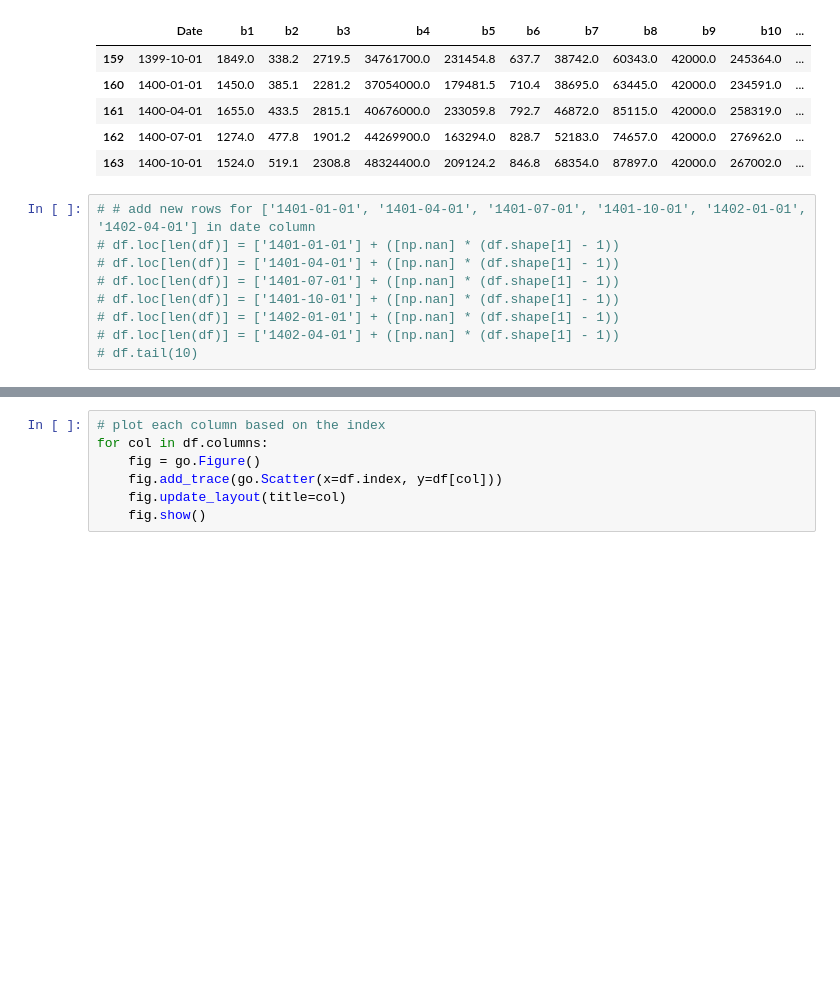
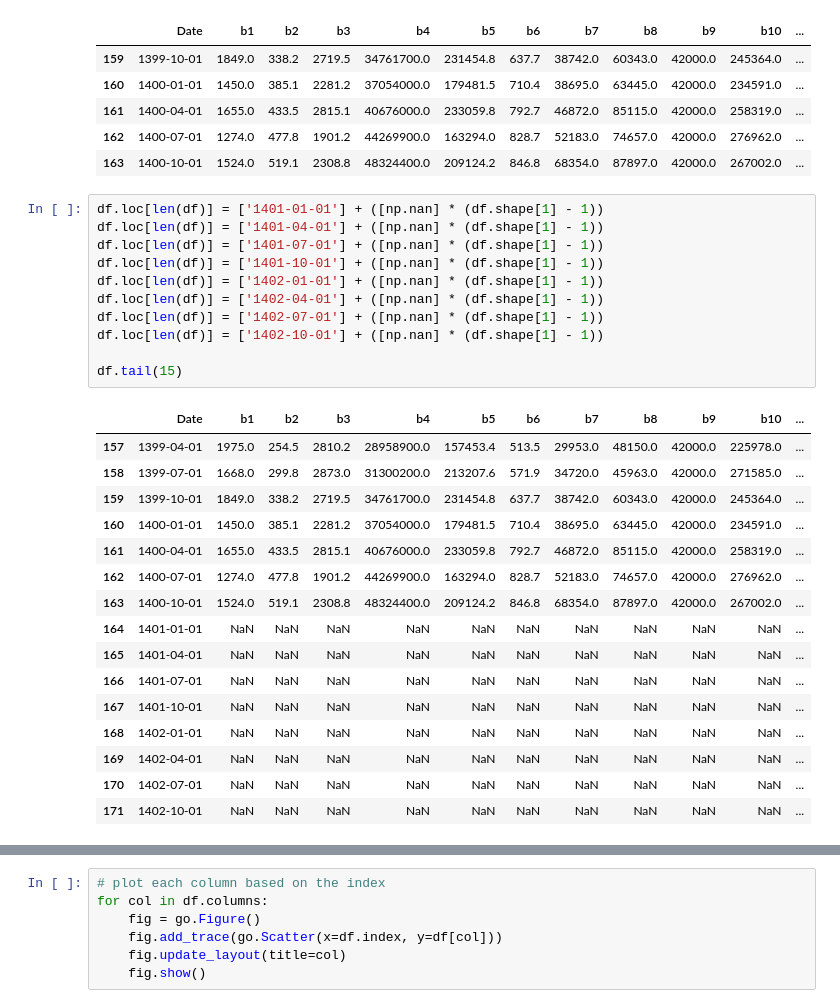
Before and after one commit to smb-h/Estate-price-prediction, a Jupyter notebook: notebooks/data_economic_indicators.ipynb, the cells around one changed output, grey strips where cells are left out. Cells and saved outputs as stored; diff of their text form; blank space fills up the shorter version.

```diff
--- a/notebooks/data_economic_indicators.ipynb
+++ b/notebooks/data_economic_indicators.ipynb
@@ -18,14 +18,33 @@ df.tail()
 | 162 | 1400-07-01 | 1274.0 | 477.8 | 1901.2 | 44269900.0 | 163294.0 | 828.7 | 52183.0 | 74657.0 | 42000.0 | 276962.0 | ... |
 | 163 | 1400-10-01 | 1524.0 | 519.1 | 2308.8 | 48324400.0 | 209124.2 | 846.8 | 68354.0 | 87897.0 | 42000.0 | 267002.0 | ... |
 # %%
-# # add new rows for ['1401-01-01', '1401-04-01', '1401-07-01', '1401-10-01', '1402-01-01', '1402-04-01'] in date column
-# df.loc[len(df)] = ['1401-01-01'] + ([np.nan] * (df.shape[1] - 1))
-# df.loc[len(df)] = ['1401-04-01'] + ([np.nan] * (df.shape[1] - 1))
-# df.loc[len(df)] = ['1401-07-01'] + ([np.nan] * (df.shape[1] - 1))
-# df.loc[len(df)] = ['1401-10-01'] + ([np.nan] * (df.shape[1] - 1))
-# df.loc[len(df)] = ['1402-01-01'] + ([np.nan] * (df.shape[1] - 1))
-# df.loc[len(df)] = ['1402-04-01'] + ([np.nan] * (df.shape[1] - 1))
-# df.tail(10)
+df.loc[len(df)] = ['1401-01-01'] + ([np.nan] * (df.shape[1] - 1))
+df.loc[len(df)] = ['1401-04-01'] + ([np.nan] * (df.shape[1] - 1))
+df.loc[len(df)] = ['1401-07-01'] + ([np.nan] * (df.shape[1] - 1))
+df.loc[len(df)] = ['1401-10-01'] + ([np.nan] * (df.shape[1] - 1))
+df.loc[len(df)] = ['1402-01-01'] + ([np.nan] * (df.shape[1] - 1))
+df.loc[len(df)] = ['1402-04-01'] + ([np.nan] * (df.shape[1] - 1))
+df.loc[len(df)] = ['1402-07-01'] + ([np.nan] * (df.shape[1] - 1))
+df.loc[len(df)] = ['1402-10-01'] + ([np.nan] * (df.shape[1] - 1))
+
+df.tail(15)
+# %% [output]
+|  | Date | b1 | b2 | b3 | b4 | b5 | b6 | b7 | b8 | b9 | b10 | ... |
+| 157 | 1399-04-01 | 1975.0 | 254.5 | 2810.2 | 28958900.0 | 157453.4 | 513.5 | 29953.0 | 48150.0 | 42000.0 | 225978.0 | ... |
+| 158 | 1399-07-01 | 1668.0 | 299.8 | 2873.0 | 31300200.0 | 213207.6 | 571.9 | 34720.0 | 45963.0 | 42000.0 | 271585.0 | ... |
+| 159 | 1399-10-01 | 1849.0 | 338.2 | 2719.5 | 34761700.0 | 231454.8 | 637.7 | 38742.0 | 60343.0 | 42000.0 | 245364.0 | ... |
+| 160 | 1400-01-01 | 1450.0 | 385.1 | 2281.2 | 37054000.0 | 179481.5 | 710.4 | 38695.0 | 63445.0 | 42000.0 | 234591.0 | ... |
+| 161 | 1400-04-01 | 1655.0 | 433.5 | 2815.1 | 40676000.0 | 233059.8 | 792.7 | 46872.0 | 85115.0 | 42000.0 | 258319.0 | ... |
+| 162 | 1400-07-01 | 1274.0 | 477.8 | 1901.2 | 44269900.0 | 163294.0 | 828.7 | 52183.0 | 74657.0 | 42000.0 | 276962.0 | ... |
+| 163 | 1400-10-01 | 1524.0 | 519.1 | 2308.8 | 48324400.0 | 209124.2 | 846.8 | 68354.0 | 87897.0 | 42000.0 | 267002.0 | ... |
+| 164 | 1401-01-01 | NaN | NaN | NaN | NaN | NaN | NaN | NaN | NaN | NaN | NaN | ... |
+| 165 | 1401-04-01 | NaN | NaN | NaN | NaN | NaN | NaN | NaN | NaN | NaN | NaN | ... |
+| 166 | 1401-07-01 | NaN | NaN | NaN | NaN | NaN | NaN | NaN | NaN | NaN | NaN | ... |
+| 167 | 1401-10-01 | NaN | NaN | NaN | NaN | NaN | NaN | NaN | NaN | NaN | NaN | ... |
+| 168 | 1402-01-01 | NaN | NaN | NaN | NaN | NaN | NaN | NaN | NaN | NaN | NaN | ... |
+| 169 | 1402-04-01 | NaN | NaN | NaN | NaN | NaN | NaN | NaN | NaN | NaN | NaN | ... |
+| 170 | 1402-07-01 | NaN | NaN | NaN | NaN | NaN | NaN | NaN | NaN | NaN | NaN | ... |
+| 171 | 1402-10-01 | NaN | NaN | NaN | NaN | NaN | NaN | NaN | NaN | NaN | NaN | ... |
 # %%
 # Missing values
 # drop columns with more than 10% missing values
```
Also changed, not shown: parts of 6 cells of this notebook, 2 other files.
